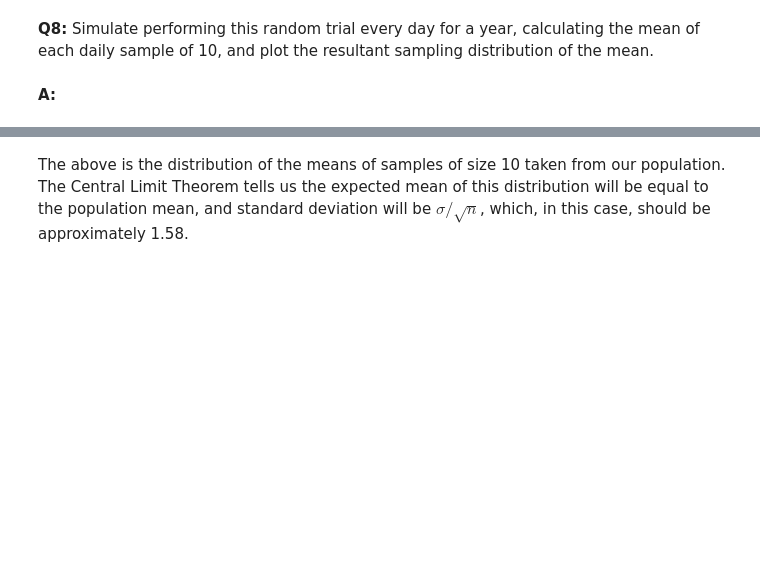
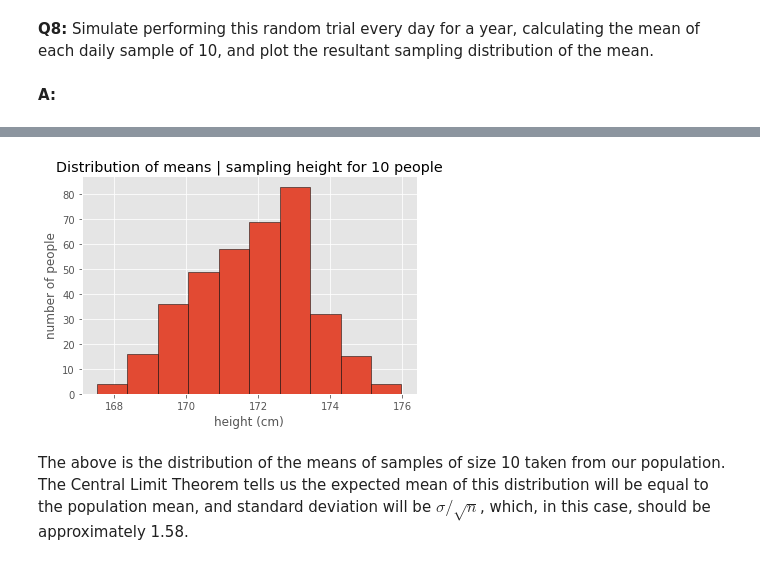
Before and after one commit to cogentdom/Frequentist_Inference, a Jupyter notebook: Frequentist Inference Case Study - Part A (3).ipynb, the cells around one changed output, grey strips where cells are left out. Cells and saved outputs as stored; diff of their text form; code cells hidden in the pictures; blank space fills up the shorter version.

```diff
--- a/Frequentist Inference Case Study - Part A (3).ipynb
+++ b/Frequentist Inference Case Study - Part A (3).ipynb
@@ -189,3 +206,18 @@ seed(47)
+# %%
+seed(47)
+# take your samples here
+plt.style.use('ggplot')
+plt.rc('patch', force_edgecolor=True,edgecolor='black')
+
+dist = [np.mean(townsfolk_sampler(10)) for i in range(366)]
+_ = plt.hist(dist)
+ax = plt.axes()
+# ax.set_facecolor('lightgray')
+_ = plt.xlabel('height (cm)')
+_ = plt.ylabel('number of people')
+_ = plt.title('Distribution of means | sampling height for 10 people')
+# %% [output]
+[figure, added]
 # %% [markdown]
 The above is the distribution of the means of samples of size 10 taken from our population. The Central Limit Theorem tells us the expected mean of this distribution will be equal to the population mean, and standard deviation will be $\sigma / \sqrt n$, which, in this case, should be approximately 1.58.
 # %% [markdown]
```
Also changed, not shown: parts of 9 cells of this notebook.
